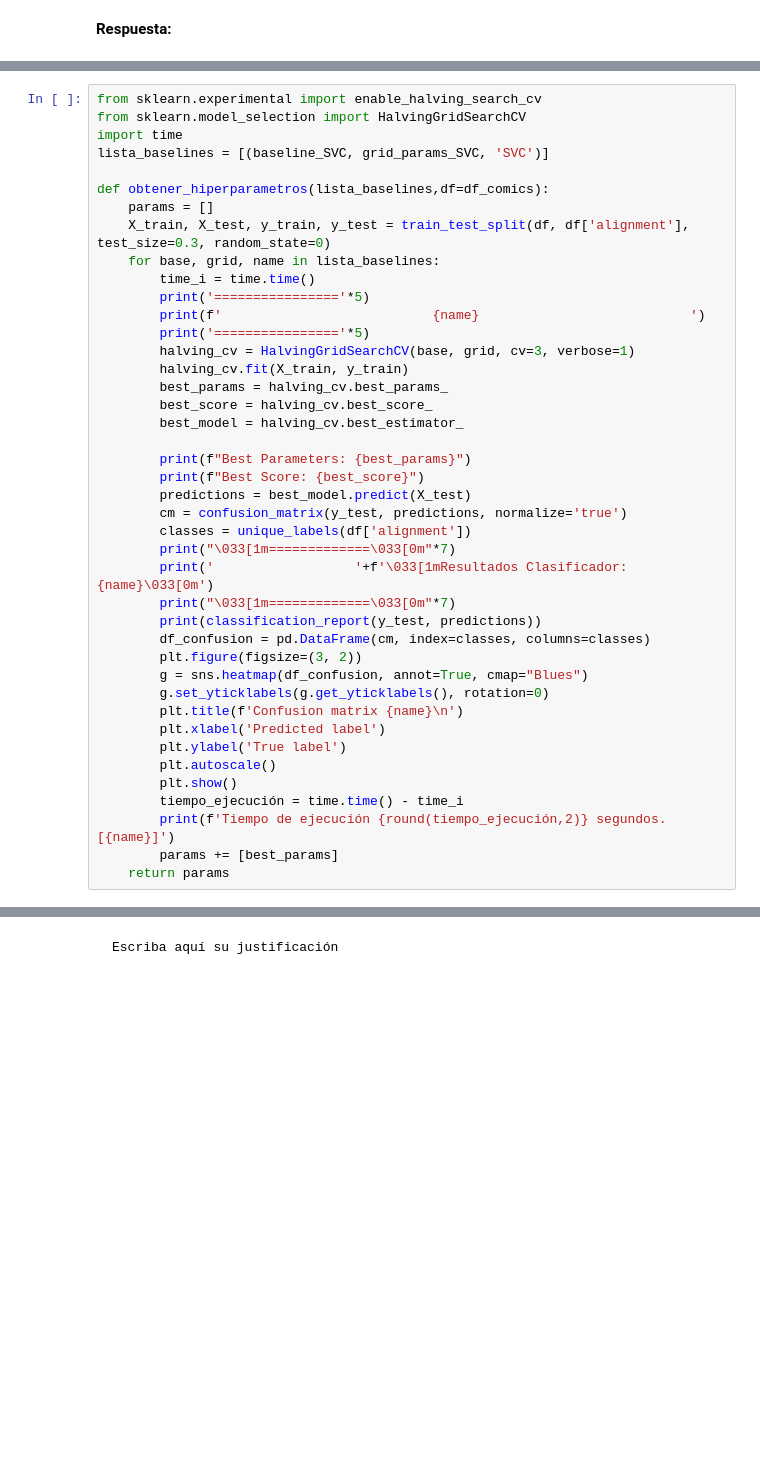
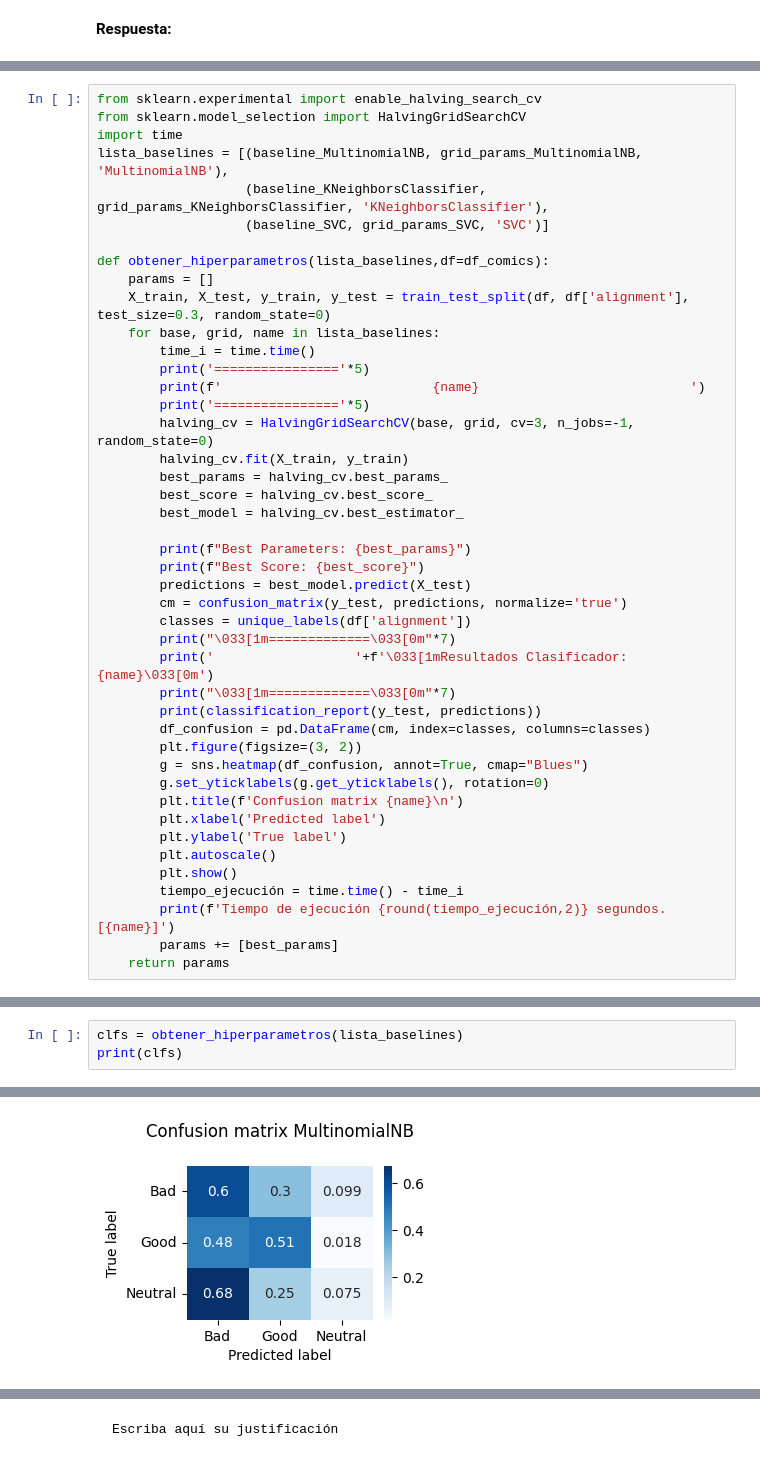
Before and after one commit to mvarasg/MDS7202-Lab-Programacion-Cientifica-MDS, a Jupyter notebook: lab9/Laboratorio9_Respuestas.ipynb, the cells around one changed output, grey strips where cells are left out. Saved outputs shown, nothing was run; the diff lists cells and outputs as text; blank space fills up the shorter version.

Commit message:
2.1 HarvingGridSearch listo

```diff
--- a/lab9/Laboratorio9_Respuestas.ipynb
+++ b/lab9/Laboratorio9_Respuestas.ipynb
@@ -535,7 +535,9 @@ grid_params_SVC = {'column_transformer__BagofWords__ngram_range': [(1, 1), (1, 2
 from sklearn.experimental import enable_halving_search_cv
 from sklearn.model_selection import HalvingGridSearchCV
 import time
-lista_baselines = [(baseline_SVC, grid_params_SVC, 'SVC')]
+lista_baselines = [(baseline_MultinomialNB, grid_params_MultinomialNB, 'MultinomialNB'),
+                   (baseline_KNeighborsClassifier, grid_params_KNeighborsClassifier, 'KNeighborsClassifier'),
+                   (baseline_SVC, grid_params_SVC, 'SVC')]
 
 def obtener_hiperparametros(lista_baselines,df=df_comics):
     params = []
@@ -545,7 +547,7 @@ def obtener_hiperparametros(lista_baselines,df=df_comics):
         print('================'*5)
         print(f'                           {name}                           ')
         print('================'*5)
-        halving_cv = HalvingGridSearchCV(base, grid, cv=3, verbose=1)
+        halving_cv = HalvingGridSearchCV(base, grid, cv=3, n_jobs=-1, random_state=0)
         halving_cv.fit(X_train, y_train)
         best_params = halving_cv.best_params_
         best_score = halving_cv.best_score_
@@ -581,0 +578,4 @@ Accuracy: 0.5103626943005182
+# %%
+clfs = obtener_hiperparametros(lista_baselines)
+print(clfs)
+# %% [output]
@@ -581,0 +616 @@ Accuracy: 0.5103626943005182
+[figure, added]
```
Also changed, not shown: parts of 4 cells of this notebook.
